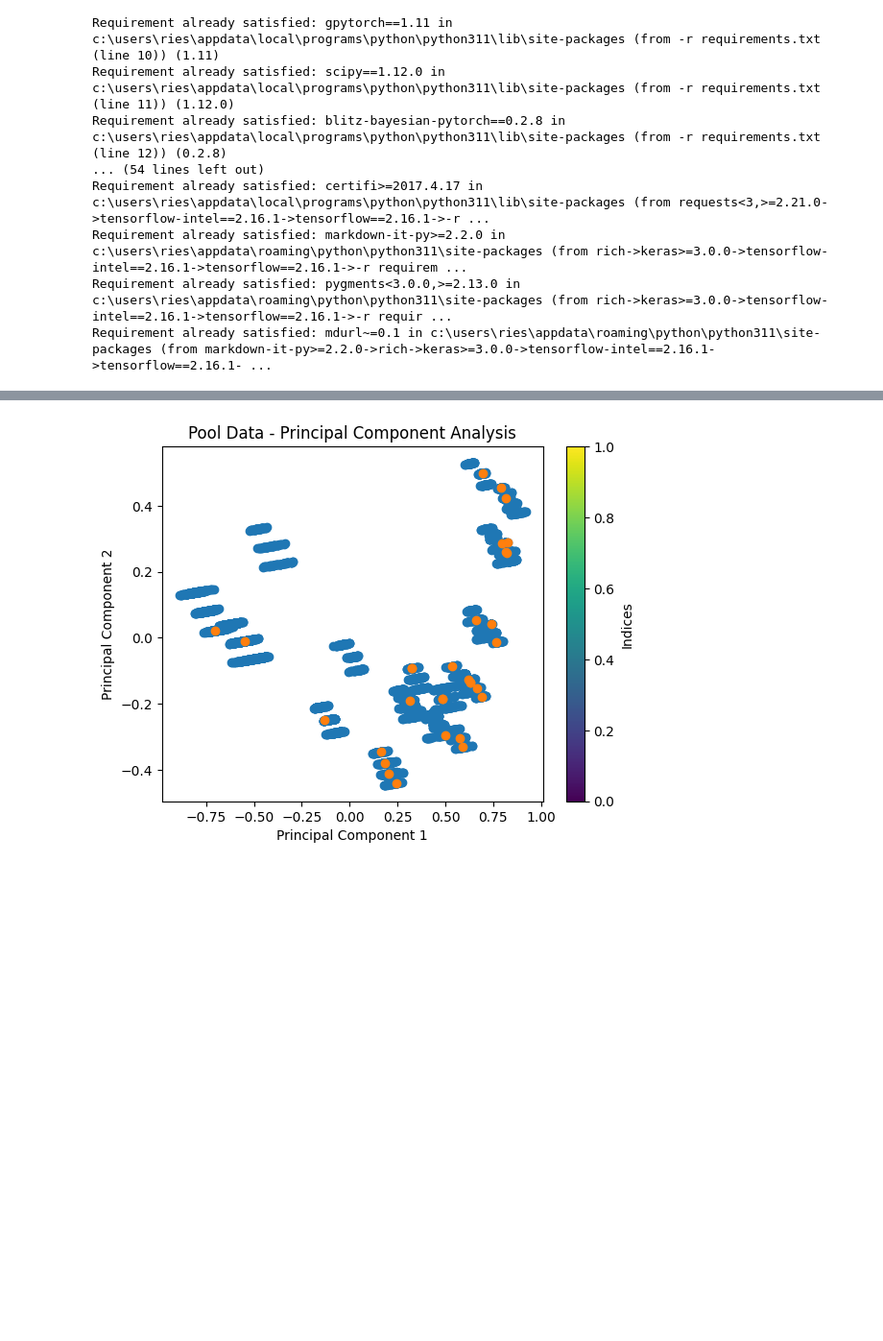
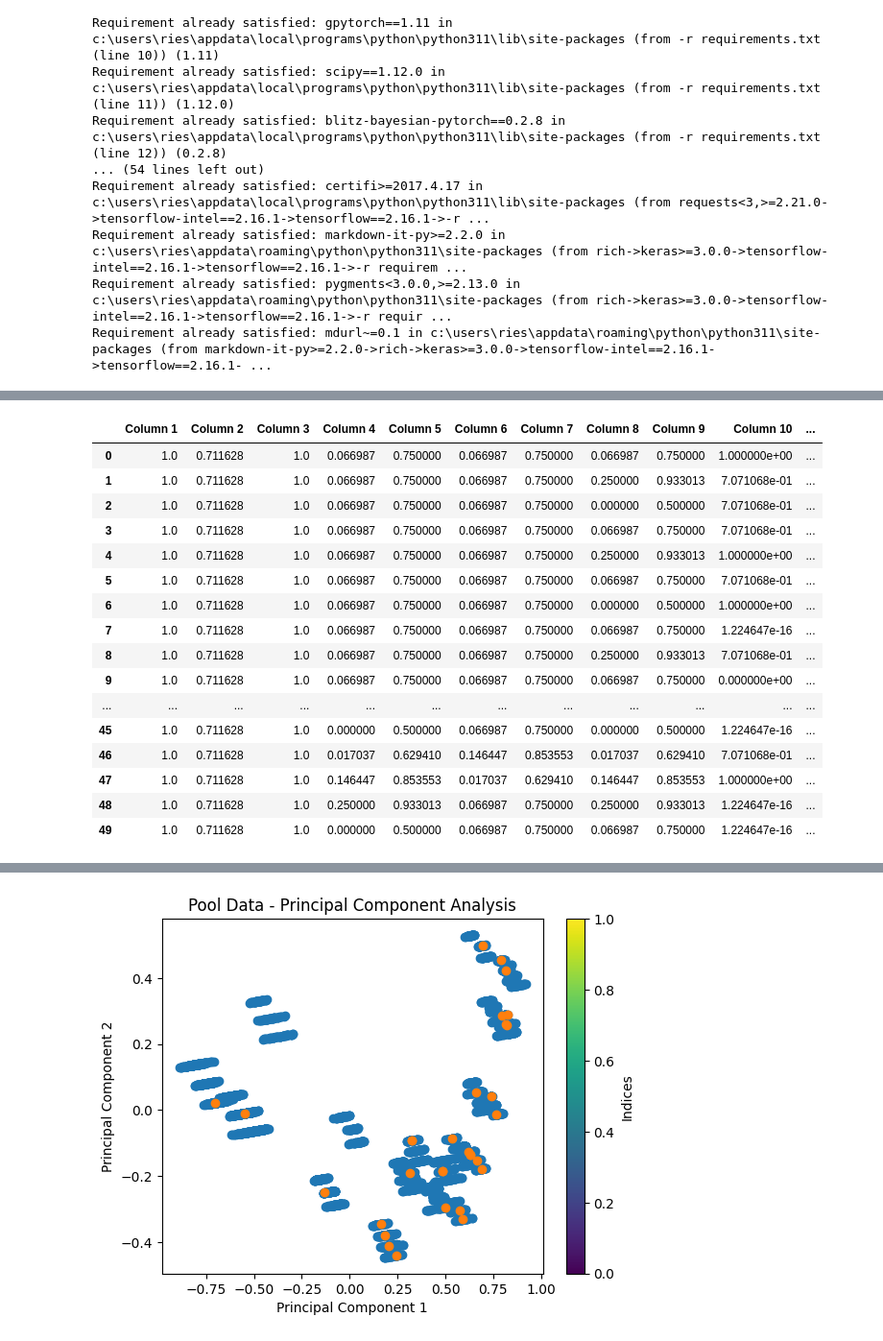
Before and after one commit to FinnFe0103/StiesdalActiveLearning, a Jupyter notebook: lhc_test.ipynb, the cells around one changed output, grey strips where cells are left out. Shown at 96% size. Cells and saved outputs as stored; diff of their text form; code cells hidden in the pictures; blank space fills up the shorter version.

```diff
--- a/lhc_test.ipynb
+++ b/lhc_test.ipynb
@@ -243,3 +256,33 @@ indices
+# %%
+# print me the pool data with the top 25 values for the last column
+sorted_indices = np.argsort(pool_data[:, -1])[::-1]
+
+# Create a DataFrame with the top 25 values for the last column of pool_data
+top_25_data = pd.DataFrame(pool_data[sorted_indices[:50], :])
+
+# Set the column names
+top_25_data.columns = ['Column 1', 'Column 2', 'Column 3', 'Column 4', 'Column 5', 'Column 6', 'Column 7', 'Column 8', 'Column 9', 'Column 10', 'Last Column']
+
+# Display the DataFrame
+top_25_data
+# %% [output]
+|  | Column 1 | Column 2 | Column 3 | Column 4 | Column 5 | Column 6 | Column 7 | Column 8 | Column 9 | Column 10 | ... |
+| 0 | 1.0 | 0.711628 | 1.0 | 0.066987 | 0.750000 | 0.066987 | 0.750000 | 0.066987 | 0.750000 | 1.000000e+00 | ... |
+| 1 | 1.0 | 0.711628 | 1.0 | 0.066987 | 0.750000 | 0.066987 | 0.750000 | 0.250000 | 0.933013 | 7.071068e-01 | ... |
+| 2 | 1.0 | 0.711628 | 1.0 | 0.066987 | 0.750000 | 0.066987 | 0.750000 | 0.000000 | 0.500000 | 7.071068e-01 | ... |
+| 3 | 1.0 | 0.711628 | 1.0 | 0.066987 | 0.750000 | 0.066987 | 0.750000 | 0.066987 | 0.750000 | 7.071068e-01 | ... |
+| 4 | 1.0 | 0.711628 | 1.0 | 0.066987 | 0.750000 | 0.066987 | 0.750000 | 0.250000 | 0.933013 | 1.000000e+00 | ... |
+| 5 | 1.0 | 0.711628 | 1.0 | 0.066987 | 0.750000 | 0.066987 | 0.750000 | 0.066987 | 0.750000 | 7.071068e-01 | ... |
+| 6 | 1.0 | 0.711628 | 1.0 | 0.066987 | 0.750000 | 0.066987 | 0.750000 | 0.000000 | 0.500000 | 1.000000e+00 | ... |
+| 7 | 1.0 | 0.711628 | 1.0 | 0.066987 | 0.750000 | 0.066987 | 0.750000 | 0.066987 | 0.750000 | 1.224647e-16 | ... |
+| 8 | 1.0 | 0.711628 | 1.0 | 0.066987 | 0.750000 | 0.066987 | 0.750000 | 0.250000 | 0.933013 | 7.071068e-01 | ... |
+| 9 | 1.0 | 0.711628 | 1.0 | 0.066987 | 0.750000 | 0.066987 | 0.750000 | 0.066987 | 0.750000 | 0.000000e+00 | ... |
+| ... | ... | ... | ... | ... | ... | ... | ... | ... | ... | ... | ... |
+| 45 | 1.0 | 0.711628 | 1.0 | 0.000000 | 0.500000 | 0.066987 | 0.750000 | 0.000000 | 0.500000 | 1.224647e-16 | ... |
+| 46 | 1.0 | 0.711628 | 1.0 | 0.017037 | 0.629410 | 0.146447 | 0.853553 | 0.017037 | 0.629410 | 7.071068e-01 | ... |
+| 47 | 1.0 | 0.711628 | 1.0 | 0.146447 | 0.853553 | 0.017037 | 0.629410 | 0.146447 | 0.853553 | 1.000000e+00 | ... |
+| 48 | 1.0 | 0.711628 | 1.0 | 0.250000 | 0.933013 | 0.066987 | 0.750000 | 0.250000 | 0.933013 | 1.224647e-16 | ... |
+| 49 | 1.0 | 0.711628 | 1.0 | 0.000000 | 0.500000 | 0.066987 | 0.750000 | 0.066987 | 0.750000 | 1.224647e-16 | ... |
 # %%
 sample_size = 30
 
```
Also changed, not shown: parts of 20 cells of this notebook, 3 other files.
